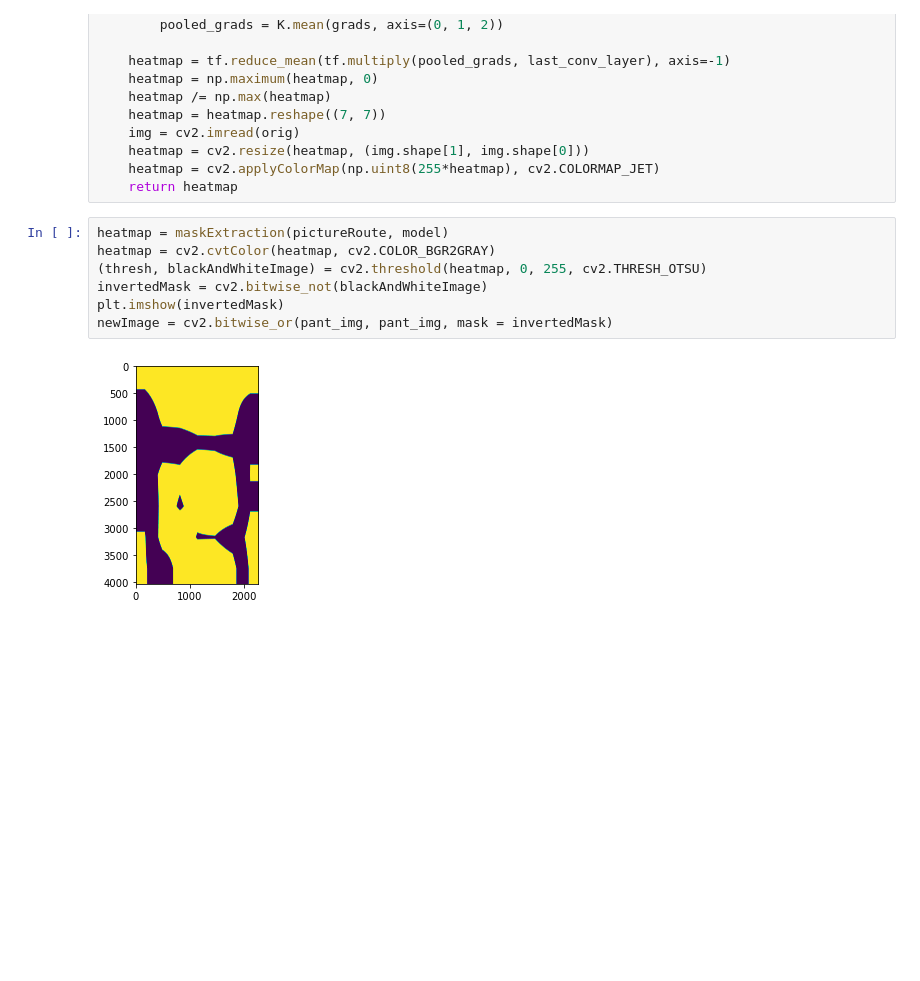
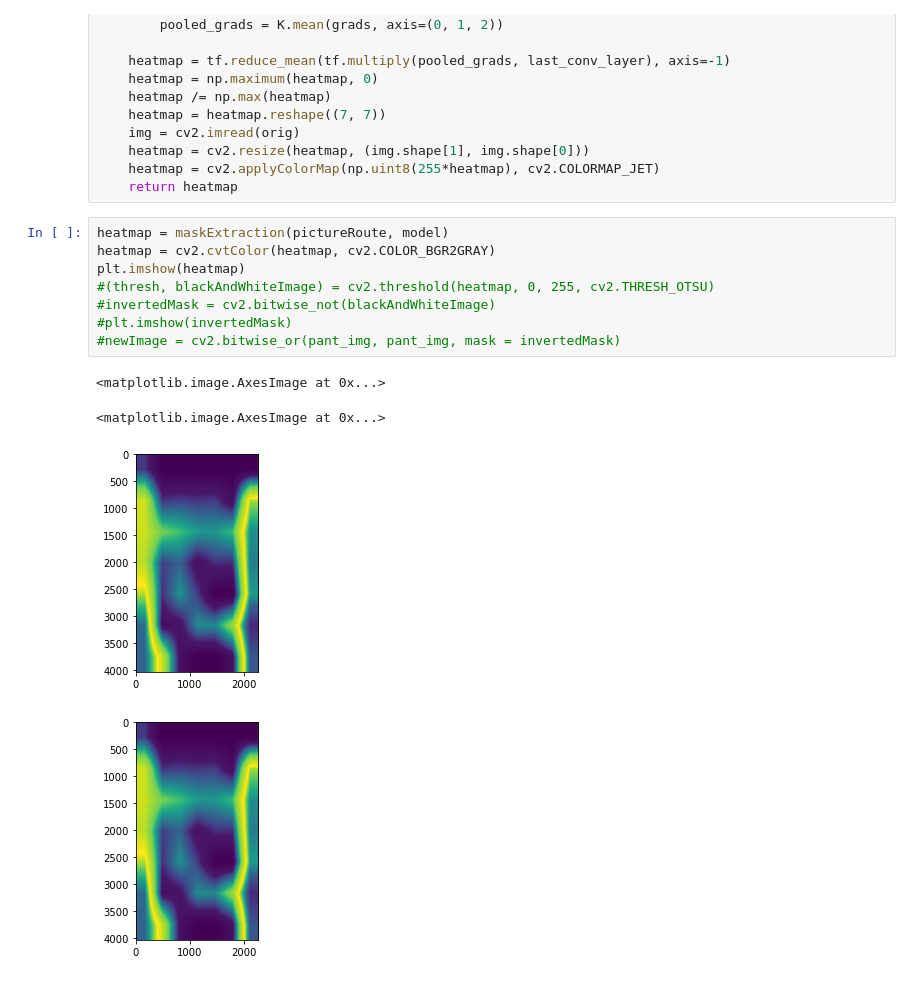
Before and after one commit to ensapra/TreballFinaldeGrau, a Jupyter notebook: ComputerVision/OptionA.ipynb, the cells around one changed output. Saved outputs shown, nothing was run; the diff lists cells and outputs as text; blank space fills up the shorter version.

```diff
--- a/ComputerVision/OptionA.ipynb
+++ b/ComputerVision/OptionA.ipynb
@@ -129,9 +131,13 @@ def maskExtraction(orig, model, intensity=0.5, res=224):
 # %%
 heatmap = maskExtraction(pictureRoute, model)
 heatmap = cv2.cvtColor(heatmap, cv2.COLOR_BGR2GRAY)
-(thresh, blackAndWhiteImage) = cv2.threshold(heatmap, 0, 255, cv2.THRESH_OTSU)
-invertedMask = cv2.bitwise_not(blackAndWhiteImage)
-plt.imshow(invertedMask)
-newImage = cv2.bitwise_or(pant_img, pant_img, mask = invertedMask)
+plt.imshow(heatmap)
+#(thresh, blackAndWhiteImage) = cv2.threshold(heatmap, 0, 255, cv2.THRESH_OTSU)
+#invertedMask = cv2.bitwise_not(blackAndWhiteImage)
+#plt.imshow(invertedMask)
+#newImage = cv2.bitwise_or(pant_img, pant_img, mask = invertedMask)
 # %% [output]
+<matplotlib.image.AxesImage at 0x...>
+<matplotlib.image.AxesImage at 0x...>
-[figure, old version]
+[figure, new version]
+[figure, added]
```
Also changed, not shown: parts of 13 cells of this notebook, 3 other files.
